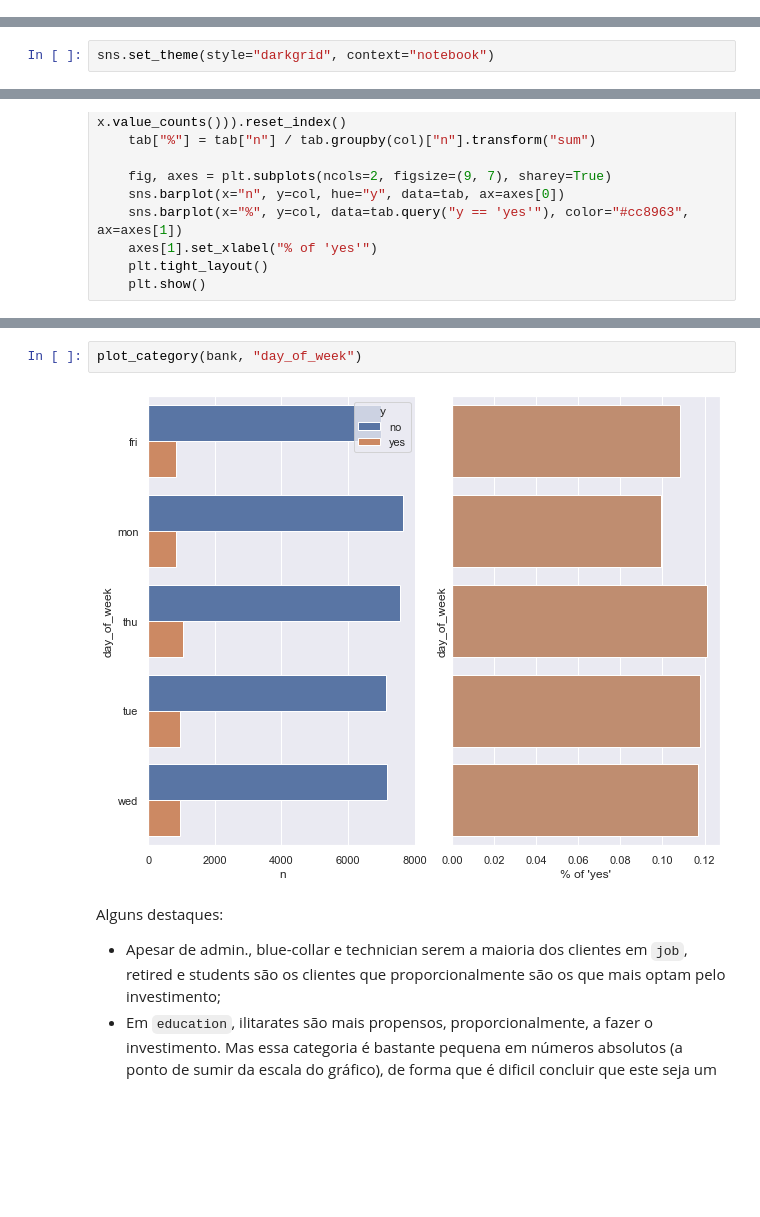
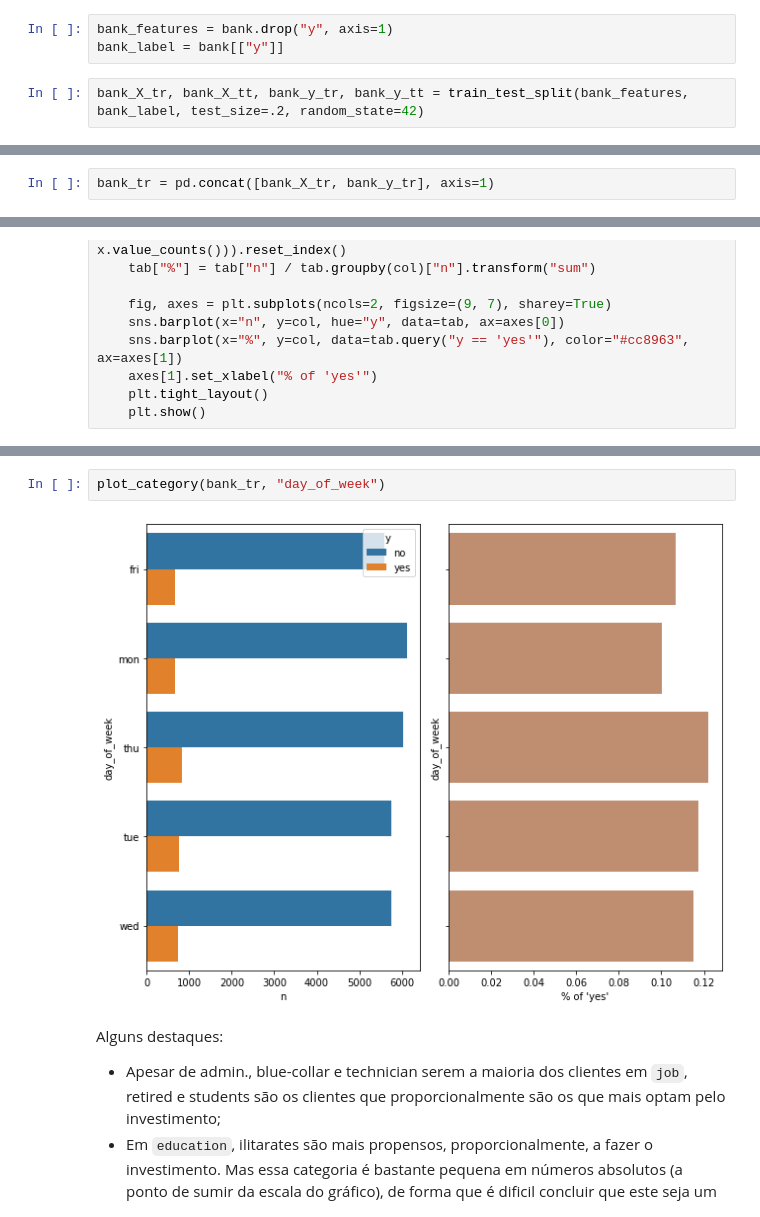
Before and after one commit to silasge/bank-marketing, a Jupyter notebook: notebooks/bank_marketing.ipynb, the cells around one changed output, grey strips where cells are left out. Drawn from its saved outputs; the diff is of its cells as text; blank space fills up the shorter version.

```diff
--- a/notebooks/bank_marketing.ipynb
+++ b/notebooks/bank_marketing.ipynb
@@ -20,2 +36,7 @@ from sklearn.metrics import roc_auc_score
+# %%
+bank_features = bank.drop("y", axis=1)
+bank_label = bank[["y"]]
+# %%
+bank_X_tr, bank_X_tt, bank_y_tr, bank_y_tt = train_test_split(bank_features, bank_label, test_size=.2, random_state=42)
 # %% [markdown]
 ## Exploração dos Dados
@@ -58,5 +74,3 @@ Podemos perceber também que é uma base desbalanceada: cerca de 11% da categori
 # %% [markdown]
 ### Análise Univariada
-# %%
-sns.set_theme(style="darkgrid", context="notebook")
 # %%
@@ -198,3 +218,5 @@ Conclusões sobre as variáveis categóricas:
 * Em `month` alguns meses tem poucas observações e outros tem bastante. Vamos testar agregações em trimestres e bimestres para ter categorias mais representativas.
 # %% [markdown]
 ### Análise Bivariada
+# %%
+bank_tr = pd.concat([bank_X_tr, bank_y_tr], axis=1)
@@ -264,7 +300,7 @@ plot_category(bank, "month")
 # %%
-plot_category(bank, "day_of_week")
+plot_category(bank_tr, "day_of_week")
 # %% [output]
-[figure, old version]
+[figure, new version]
 # %% [markdown]
 Alguns destaques:
 
```
Also changed, not shown: parts of 97 cells of this notebook.
